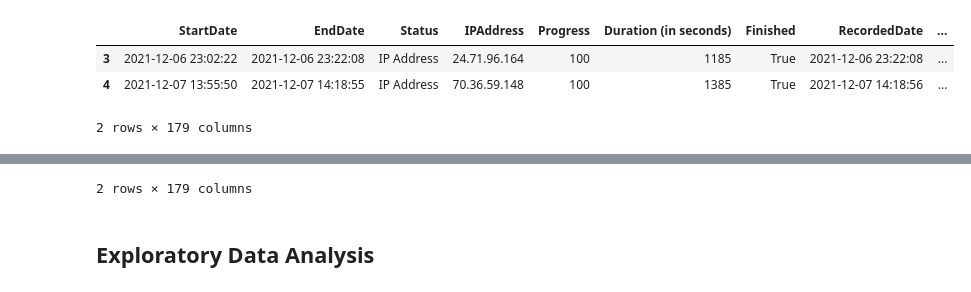
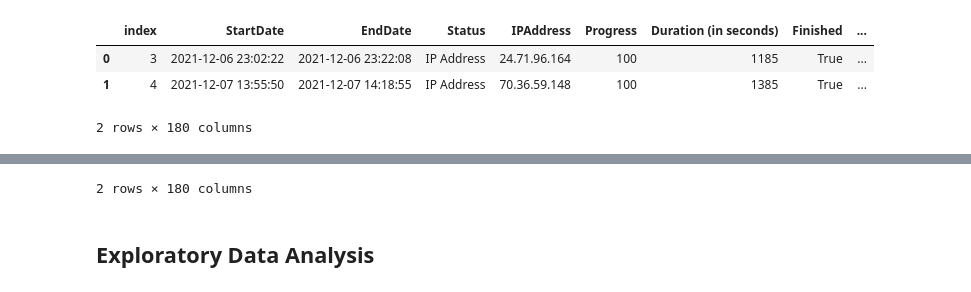
Before and after one commit to ketphan02/DATA-448, a Jupyter notebook: notebooks/reportSection1.ipynb, the cells around one changed output, grey strips where cells are left out. Drawn from its saved outputs; the diff is of its cells as text; code cells hidden in the pictures.

```diff
--- a/notebooks/reportSection1.ipynb
+++ b/notebooks/reportSection1.ipynb
@@ -65,17 +65,35 @@ As we were working to create the survey and we realized that the survey result m
 
 ### The Version 1 had Group bar graph first then Stacked bar graph
 ### The Version 2 had Stacked bar graph first then Group bar graph
+# %%
+def clean_name(df):
+    new_cols = df.columns.tolist()[:17]
+    for i, val in enumerate(df.columns):
+        if i < 17: continue
+
+        if (len(val.split()) == 1):
+            save = val
+            new_cols.append(val)
+        else:
+            temp = val.split('_')
+            temp[0] = save
+            new_cols.append('_'.join(temp))
+
+    name_change = {i:j for i,j in zip(df.columns,new_cols)}
+    return df.rename(columns=name_change)
 # %%
 import pandas as pd
 import script as sc
 import numpy as np
 
-df = sc.preprocessing('../report/data/section 1/SkillsV1.csv', label=[0,1,2])
-df1 = sc.preprocessing('../report/data/section 1/SkillsV2.csv')
+df = pd.DataFrame(pd.read_csv('../report/data/section 1/SkillsV1.csv')).iloc[-2:].reset_index()
+df = clean_name(df)
+df1 = pd.DataFrame(pd.read_csv('../report/data/section 1/SkillsV2.csv')).iloc[-2:].reset_index()
+df1 = clean_name(df1)
 display(df)
 display(df1)
 # %% [output]
-|  | StartDate | EndDate | Status | IPAddress | Progress | Duration (in seconds) | Finished | RecordedDate | ... |
-| 3 | 2021-12-06 23:02:22 | 2021-12-06 23:22:08 | IP Address | 24.71.96.164 | 100 | 1185 | True | 2021-12-06 23:22:08 | ... |
-| 4 | 2021-12-07 13:55:50 | 2021-12-07 14:18:55 | IP Address | 70.36.59.148 | 100 | 1385 | True | 2021-12-07 14:18:56 | ... |
+|  | index | StartDate | EndDate | Status | IPAddress | Progress | Duration (in seconds) | Finished | ... |
+| 0 | 3 | 2021-12-06 23:02:22 | 2021-12-06 23:22:08 | IP Address | 24.71.96.164 | 100 | 1185 | True | ... |
+| 1 | 4 | 2021-12-07 13:55:50 | 2021-12-07 14:18:55 | IP Address | 70.36.59.148 | 100 | 1385 | True | ... |
-2 rows × 179 columns
+2 rows × 180 columns
@@ -85,4 +103,4 @@ display(df1)
-2 rows × 179 columns
+2 rows × 180 columns
 # %% [markdown]
 ## Exploratory Data Analysis
 # %%
```
Also changed, not shown: parts of 15 cells of this notebook, 2 other files.
